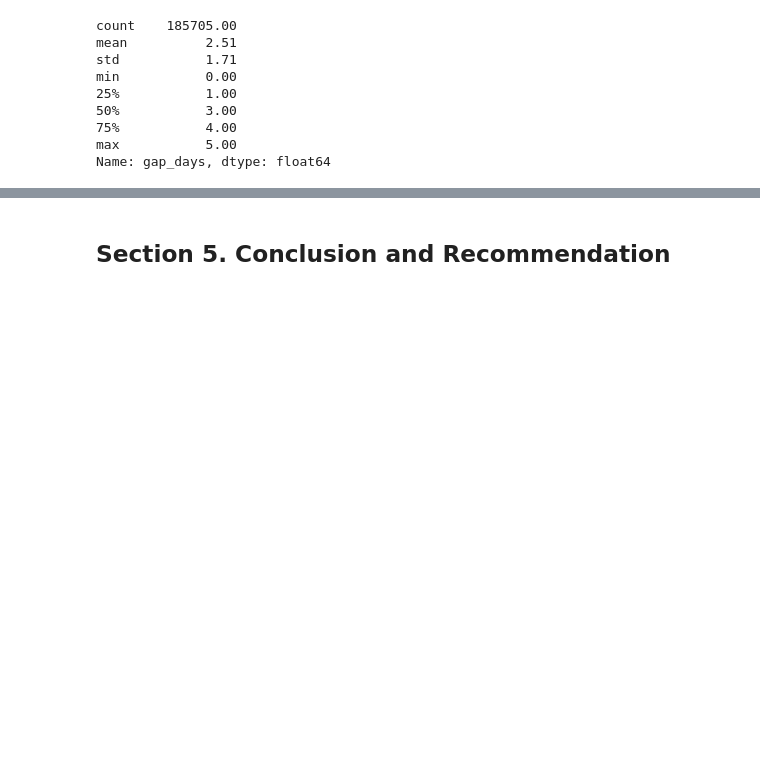
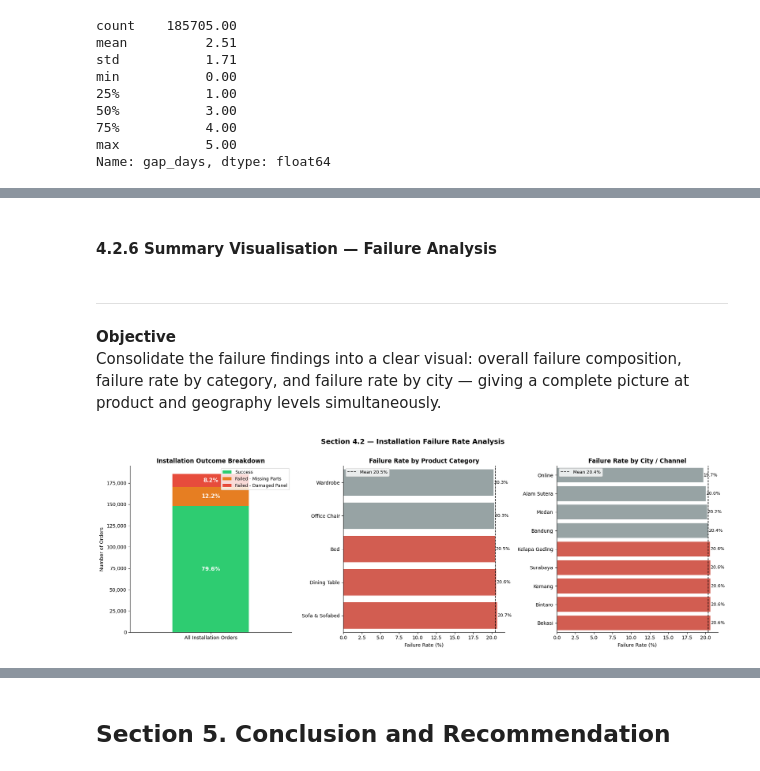
Before and after one commit to ElmarLeonard9/temporary_repo_capstone-main, a Jupyter notebook: notebooks/1.0-bdp-inital-data-exploration.ipynb, the cells around one changed output, grey strips where cells are left out. Drawn from its saved outputs; the diff is of its cells as text; code cells hidden in the pictures; blank space fills up the shorter version.

```diff
--- a/notebooks/1.0-bdp-inital-data-exploration.ipynb
+++ b/notebooks/1.0-bdp-inital-data-exploration.ipynb
@@ -1221,0 +1304,80 @@ Analisis terhadap 185.705 order yang melalui proses instalasi mengungkap temuan
+# %% [markdown]
+#### **4.2.6 Summary Visualisation — Failure Analysis**
+# %% [markdown]
+---
+# %% [markdown]
+**Objective**
+Consolidate the failure findings into a clear visual: overall failure composition, failure rate by category, and failure rate by city — giving a complete picture at product and geography levels simultaneously.
+# %%
+# Set up the 3-panel figure canvas
+fig, axes = plt.subplots(1, 3, figsize=(18, 6))
+fig.suptitle('Section 4.2 — Installation Failure Rate Analysis', fontsize=14, fontweight='bold', y=1.01)
+
+palette_status = {'Success': '#2ECC71', 'Failed - Missing Parts': '#E67E22', 'Failed - Damaged Panel': '#E74C3C'}
+
+# ── Panel 1: Stacked composition bar ──────────────────────────────────────
+df_counts = df_install['installation_status'].value_counts().reindex(palette_status.keys(), fill_value=0)
+df_pct = (df_counts / df_counts.sum() * 100).round(1)
+
+df_counts.to_frame().T.plot(kind='bar', stacked=True, color=palette_status, ax=axes[0], width=0.45)
+
+cum_sum = 0
+for status, val in df_counts.items():
+    if val > 0:
+        axes[0].text(0, cum_sum + val / 2, f'{df_pct[status]}%',
+                     ha='center', va='center', fontsize=11, fontweight='bold', color='white')
+        cum_sum += val
+
+axes[0].set_title('Installation Outcome Breakdown', fontsize=12, fontweight='bold')
+axes[0].set_ylabel('Number of Orders')
+axes[0].set_xticklabels(['All Installation Orders'], rotation=0)
+axes[0].yaxis.set_major_formatter(plt.FuncFormatter(lambda x, _: f'{int(x):,}'))
+axes[0].legend(loc='upper right', fontsize=9)
+sns.despine(ax=axes[0])
+
+
+# ── Panel 2: Failure rate by category ──────────────────
+cat_plot = failure_by_cat.reset_index().sort_values('failure_rate_pct')
+avg_cat  = failure_by_cat['failure_rate_pct'].mean()
+
+palette_cat = {row['category']: '#E74C3C' if row['failure_rate_pct'] > avg_cat else '#95A5A6'
+               for _, row in cat_plot.iterrows()}
+
+sns.barplot(data=cat_plot, y='category', x='failure_rate_pct', hue='category',
+            palette=palette_cat, orient='h', ax=axes[1], legend=False)
+
+axes[1].axvline(avg_cat, color='black', linestyle='--', linewidth=1.2, label=f'Mean {avg_cat:.1f}%')
+axes[1].set_xlabel('Failure Rate (%)')
+axes[1].set_ylabel('')
+axes[1].set_title('Failure Rate by Product Category', fontsize=12, fontweight='bold')
+axes[1].legend(fontsize=9)
+
+for i, v in enumerate(cat_plot['failure_rate_pct']):
+    axes[1].text(v + 0.05, i, f'{v:.1f}%', va='center', fontsize=9)
+sns.despine(ax=axes[1])
+
+
+# ── Panel 3: Failure rate by city ──────────────────────
+city_plot = failure_by_city.reset_index().sort_values('failure_rate_pct')
+avg_city  = failure_by_city['failure_rate_pct'].mean()
+
+palette_city = {row['city']: '#E74C3C' if row['failure_rate_pct'] > avg_city else '#95A5A6'
+                for _, row in city_plot.iterrows()}
+
+sns.barplot(data=city_plot, y='city', x='failure_rate_pct', hue='city',
+            palette=palette_city, orient='h', ax=axes[2], legend=False)
+
+axes[2].axvline(avg_city, color='black', linestyle='--', linewidth=1.2, label=f'Mean {avg_city:.1f}%')
+axes[2].set_xlabel('Failure Rate (%)')
+axes[2].set_ylabel('')
+axes[2].set_title('Failure Rate by City / Channel', fontsize=12, fontweight='bold')
+axes[2].legend(fontsize=9)
+
+for i, v in enumerate(city_plot['failure_rate_pct']):
+    axes[2].text(v + 0.05, i, f'{v:.1f}%', va='center', fontsize=9)
+sns.despine(ax=axes[2])
+
+plt.tight_layout()
+plt.show()
+# %% [output]
+[figure, added]
```
Also changed, not shown: parts of 209 cells of this notebook, 3 other files.
